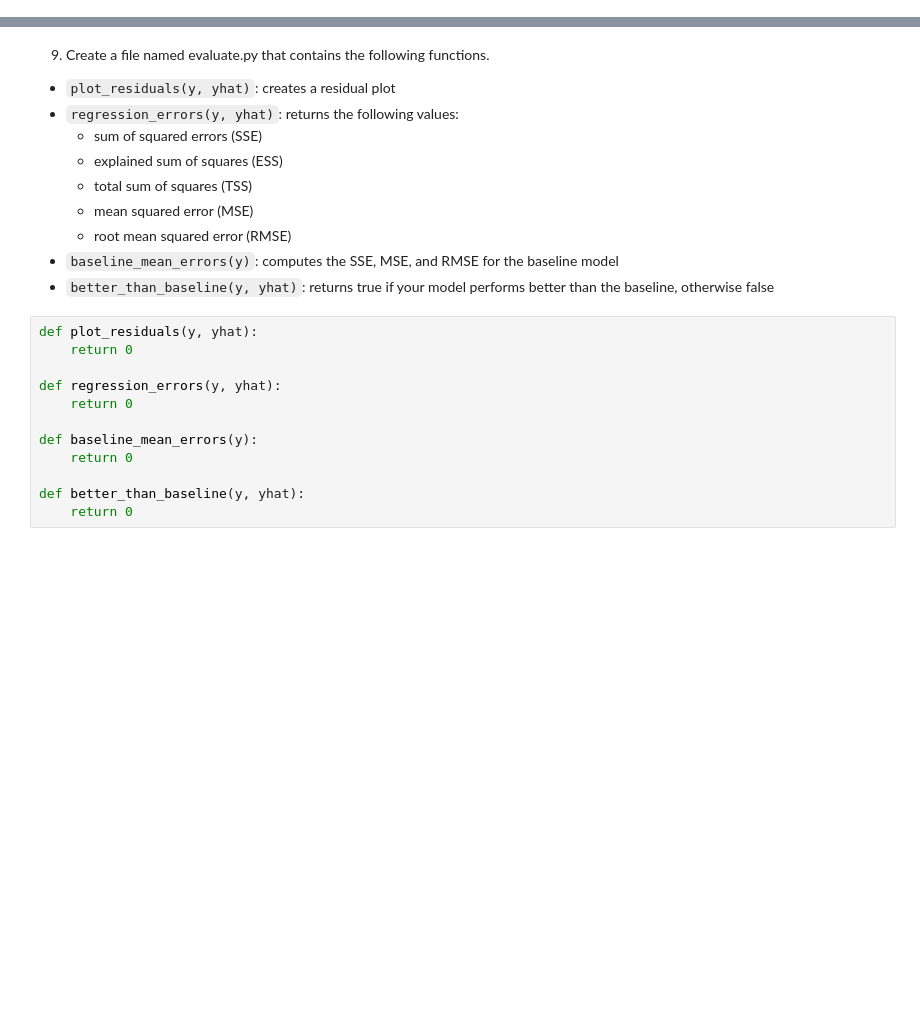
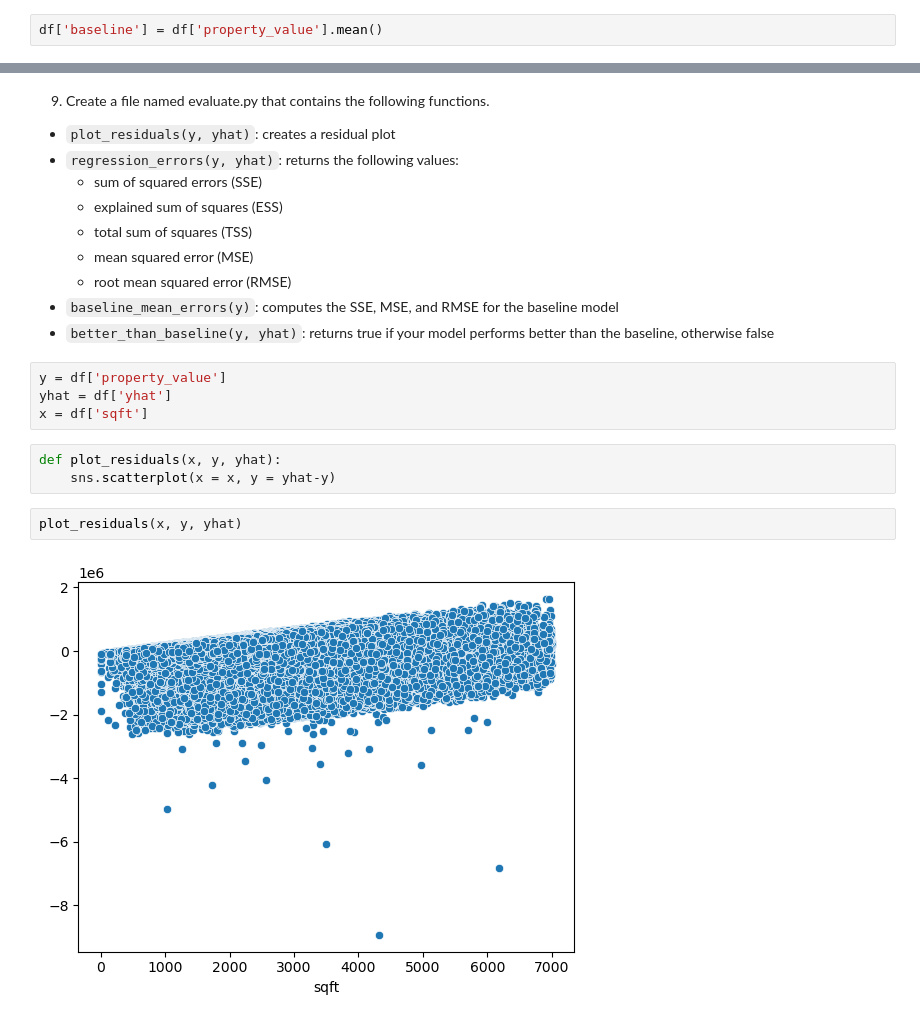
Before and after one commit to martin-reyes/6_regression-exercises, a Jupyter notebook: evaluate.ipynb, the cells around one changed output, grey strips where cells are left out. Cells and saved outputs as stored; diff of their text form; blank space fills up the shorter version.

```diff
--- a/evaluate.ipynb
+++ b/evaluate.ipynb
@@ -9,2 +68,4 @@
 # %% [markdown]
 5. Calculate the sum of squared errors, mean squared error, and root mean squared error for the baseline model (i.e. a model that always predicts the average taxvaluedollarcnt amount).5.
+# %%
+df['baseline'] = df['property_value'].mean()
@@ -26,15 +114,14 @@
     - root mean squared error (RMSE)
 - `baseline_mean_errors(y)`: computes the SSE, MSE, and RMSE for the baseline model
 - `better_than_baseline(y, yhat)`: returns true if your model performs better than the baseline, otherwise false
+# %%
+y = df['property_value']
+yhat = df['yhat']
+x = df['sqft']
 # %%
-def plot_residuals(y, yhat):
-    return 0
-
-def regression_errors(y, yhat):
-    return 0
-
-def baseline_mean_errors(y):
-    return 0
-
-def better_than_baseline(y, yhat):
-    return 0
+def plot_residuals(x, y, yhat):
+    sns.scatterplot(x = x, y = yhat-y)
+# %%
+plot_residuals(x, y, yhat)
+# %% [output]
+[figure, added]
```
Also changed, not shown: parts of 18 cells of this notebook, 2 other files.
